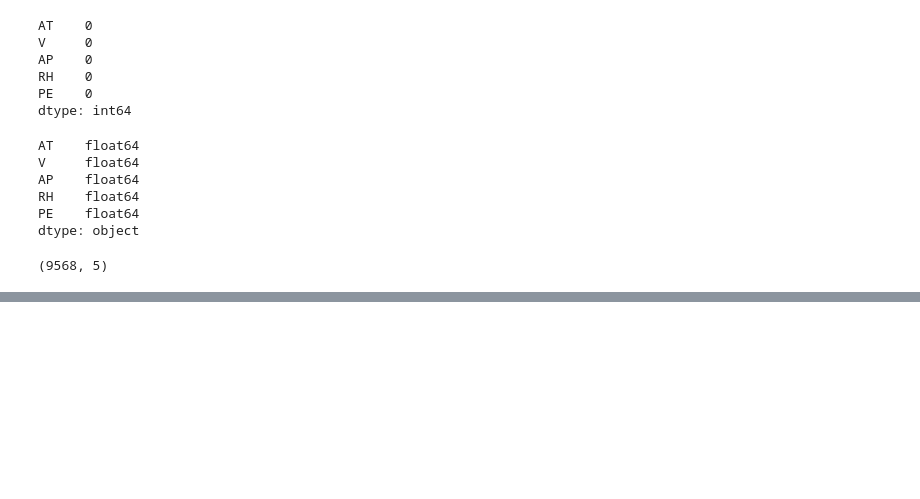
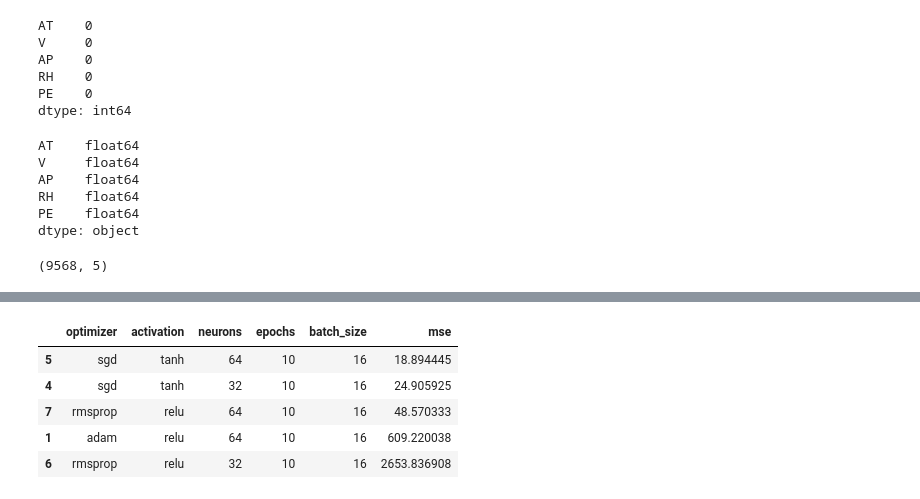
Before and after one commit to sadafhukkeri/Power-Energy-ANN, a Jupyter notebook: PowerEnergy_ANN.ipynb, the cells around one changed output, grey strips where cells are left out. Drawn from its saved outputs; the diff is of its cells as text; code cells hidden in the pictures; blank space fills up the shorter version.

```diff
--- a/PowerEnergy_ANN.ipynb
+++ b/PowerEnergy_ANN.ipynb
@@ -165,0 +306,2 @@ array([[480.23346]], dtype=float32)
+# %%
+grid.fit(X_train_scaled,y_train)
@@ -165,0 +315,18 @@ array([[480.23346]], dtype=float32)
+# %%
+best_param = grid.best_params_
+# %%
+# using best parameters building support vector model
+support_vec = SVR(**best_param)
+support_vec.fit(X_train_scaled, y_train)
+y_pred = support_vec.predict(X_test_scaled)
+
+mae = mean_absolute_error(y_test, y_pred)
+testing = support_vec.score(X_test_scaled, y_test)
+training = support_vec.score(X_train_scaled, y_train)
+mse = mean_squared_error(y_test, y_pred)
+r2 = r2_score(y_test, y_pred)
+print(f'Training Accuracy : {training}')
+print(f'Testing Accuracy : {testing}')
+print(f"MAE: {mae}")
+print(f"MSE: {mse}")
+print(f"R² Score: {r2}")
@@ -165,0 +343,64 @@ array([[480.23346]], dtype=float32)
+# %%
+# import necessary libraries
+import itertools # it provides fast memory efficient tools for working with iterator
+import keras
+from sklearn.metrics import mean_squared_error
+
+# define lists of hyperparameters to try
+optimizers = ['adam', 'sgd', 'rmsprop']
+activations = ['relu', 'tanh']
+neurons = [32, 64]
+epochs = [10]
+batch_sizes = [16]
+
+# generate all combinations of hyperparameters
+param_combinations = list(itertools.product(optimizers, activations, neurons, epochs, batch_sizes))
+
+# create empty list to store results
+results = []
+
+# iterate through each combination of hyperparameters
+for opt, act, neu, ep, bs in param_combinations:
+
+    #print which combination is currently being tested
+    print(f"Testing: Optimizer={opt}, Activation={act}, Neurons={neu}, Epochs={ep}, Batch Size={bs}")
+
+    # define the ANN model with given parameters
+    model = keras.Sequential([
+        keras.layers.Dense(neu, input_dim=3, activation=act),  # input layer + hidden layer
+        keras.layers.Dense(1)  # output layer for regression
+    ])
+
+    # compile the model using selected optimizer and loss function
+    model.compile(optimizer=opt, loss='mse', metrics=['mae'])
+
+    # train the model on the training data
+    model.fit(X_train_scaled, y_train, epochs=ep, batch_size=bs, verbose=0)
+
+    # make predictions on the test data
+    y_pred = model.predict(X_test_scaled)
+
+    # check if predictions contain NaNs (skip if yes)
+    if np.isnan(y_pred).any():
+        print("Skipping due to NaN in predictions.")
+        continue
+
+    #calculate mean squared error between predictions and true labels
+    mse = mean_squared_error(y_test, y_pred)
+
+    # store the result in the list
+    results.append({
+        'optimizer': opt,
+        'activation': act,
+        'neurons': neu,
+        'epochs': ep,
+        'batch_size': bs,
+        'mse': mse
+    })
+
+# convert results list to DataFrame
+df_results = pd.DataFrame(results)
+
+# ort results by mse to find best performing combination
+df_results.sort_values(by='mse').head()
+# %% [output]
@@ -165,0 +424,6 @@ array([[480.23346]], dtype=float32)
+|  | optimizer | activation | neurons | epochs | batch_size | mse |
+| 5 | sgd | tanh | 64 | 10 | 16 | 18.894445 |
+| 4 | sgd | tanh | 32 | 10 | 16 | 24.905925 |
+| 7 | rmsprop | relu | 64 | 10 | 16 | 48.570333 |
+| 1 | adam | relu | 64 | 10 | 16 | 609.220038 |
+| 6 | rmsprop | relu | 32 | 10 | 16 | 2653.836908 |
```
Also changed, not shown: parts of 56 cells of this notebook.
